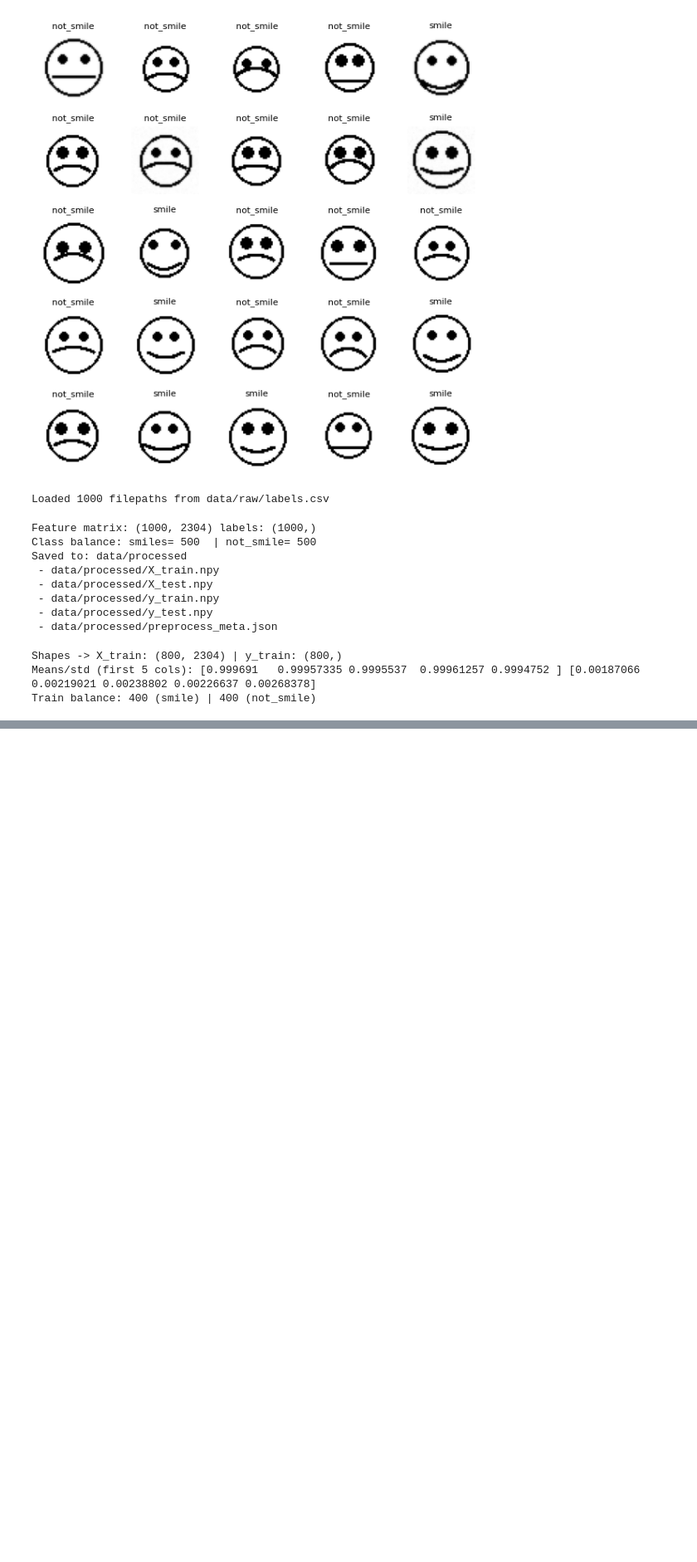
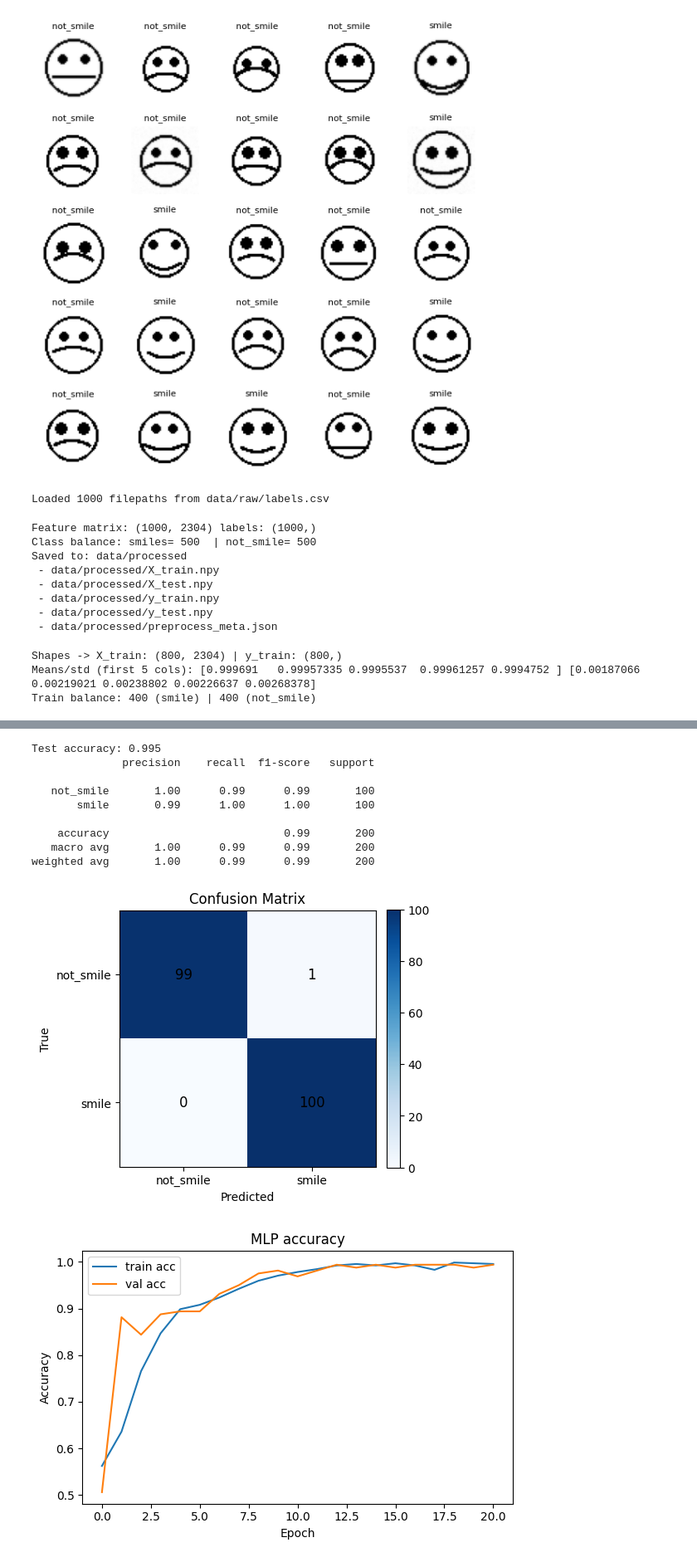
Before and after one commit to Jaderfonseca/lime-smile-classifier, a Jupyter notebook: neural_network_with_LIME.ipynb, the cells around one changed output, grey strips where cells are left out. Shown at 83% size. Cells and saved outputs as stored; diff of their text form; code cells hidden in the pictures; blank space fills up the shorter version.

```diff
--- a/neural_network_with_LIME.ipynb
+++ b/neural_network_with_LIME.ipynb
@@ -439,3 +439,70 @@ os.makedirs("results", exist_ok=True)
 # salvar modelo e histórico
 model.save("models/mlp_smile_classifier.keras")
 np.save("results/history.npy", history.history)
+# %%
+# --- 1) Compute metrics ---
+from sklearn.metrics import accuracy_score, classification_report, confusion_matrix
+import matplotlib.pyplot as plt
+import numpy as np, os
+
+# predictions
+proba = model.predict(X_test, verbose=0).ravel()
+y_pred = (proba >= 0.5).astype(int)
+
+acc = accuracy_score(y_test, y_pred)
+print(f"Test accuracy: {acc:.3f}")
+
+report = classification_report(y_test, y_pred, target_names=["not_smile","smile"])
+print(report)
+
+# save report to file
+os.makedirs("results", exist_ok=True)
+with open("results/classification_report.txt", "w") as f:
+    f.write(f"Test accuracy: {acc:.3f}\n\n")
+    f.write(report)
+
+# --- 2) Confusion matrix ---
+FIG_DIR = "figures"
+os.makedirs(FIG_DIR, exist_ok=True)
+
+cm = confusion_matrix(y_test, y_pred)
+fig, ax = plt.subplots(figsize=(5,5))
+im = ax.imshow(cm, cmap="Blues")
+ax.figure.colorbar(im, ax=ax, fraction=0.046, pad=0.04)
+ax.set_xticks([0,1]); ax.set_yticks([0,1])
+ax.set_xticklabels(["not_smile","smile"]); ax.set_yticklabels(["not_smile","smile"])
+ax.set_xlabel("Predicted"); ax.set_ylabel("True")
+for i in range(2):
+    for j in range(2):
+        ax.text(j, i, cm[i, j], ha="center", va="center", fontsize=12)
+ax.set_title("Confusion Matrix")
+plt.tight_layout()
+plt.savefig(f"{FIG_DIR}/confusion_matrix.png", dpi=160, bbox_inches="tight")
+plt.show()
+
+# --- 3) Accuracy per epoch (if history exists) ---
+if os.path.exists("results/history.npy"):
+    hist = np.load("results/history.npy", allow_pickle=True).item()
+    train_acc = hist.get("accuracy", [])
+    val_acc   = hist.get("val_accuracy", [])
+
+    plt.figure(figsize=(6,4))
+    if train_acc: plt.plot(train_acc, label="train acc")
+    if val_acc:   plt.plot(val_acc,   label="val acc")
+    plt.xlabel("Epoch"); plt.ylabel("Accuracy"); plt.title("MLP accuracy")
+    plt.legend()
+    plt.tight_layout()
+    plt.savefig(f"{FIG_DIR}/accuracy.png", dpi=160, bbox_inches="tight")
+    plt.show()
+# %% [output]
+Test accuracy: 0.995
+              precision    recall  f1-score   support
+
+   not_smile       1.00      0.99      0.99       100
+       smile       0.99      1.00      1.00       100
+
+    accuracy                           0.99       200
+   macro avg       1.00      0.99      0.99       200
+weighted avg       1.00      0.99      0.99       200
+[figure, added]
+[figure, added]
```
Also changed, not shown: parts of 3 cells of this notebook.
